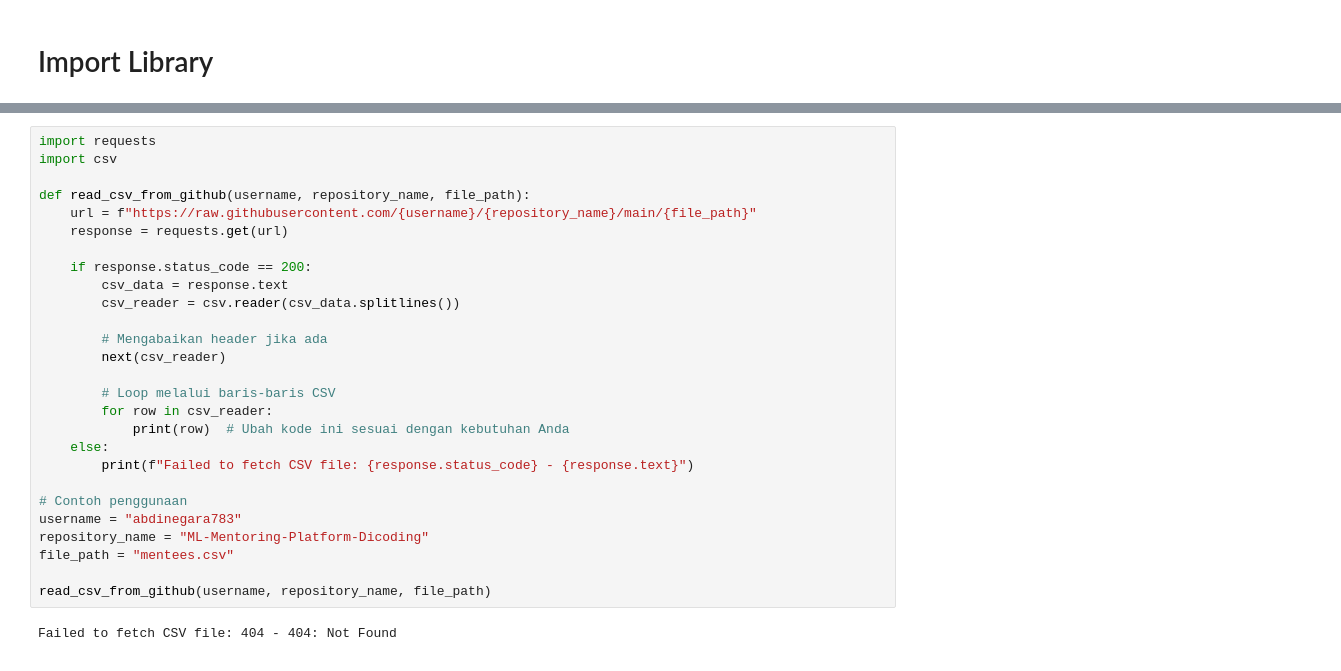
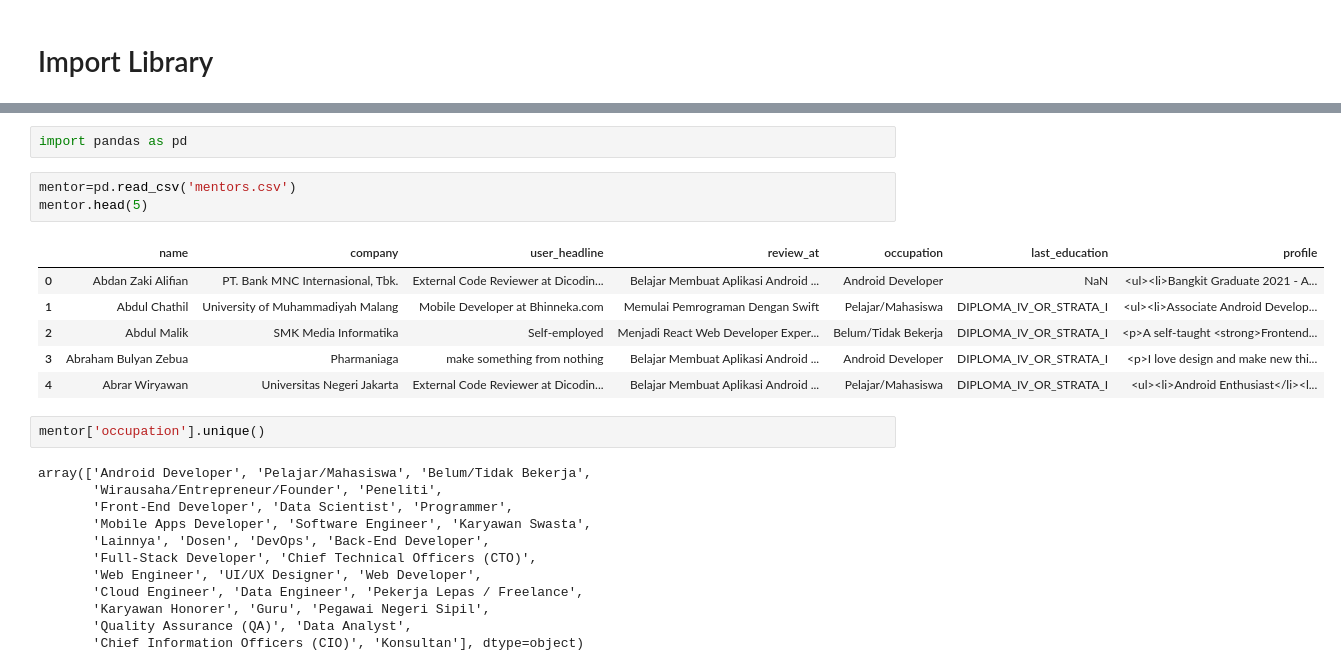
Before and after one commit to abdinegara783/ML-Mentoring-Platform-Dicoding, a Jupyter notebook: Recommender_System_Fix.ipynb, the cells around one changed output, grey strips where cells are left out. Drawn from its saved outputs; the diff is of its cells as text.

```diff
--- a/Recommender_System_Fix.ipynb
+++ b/Recommender_System_Fix.ipynb
@@ -91,29 +5,26 @@ Number of Stars: 0
-# %%
-import requests
-import csv
-
-def read_csv_from_github(username, repository_name, file_path):
-    url = f"https://raw.githubusercontent.com/{username}/{repository_name}/main/{file_path}"
-    response = requests.get(url)
-
-    if response.status_code == 200:
-        csv_data = response.text
-        csv_reader = csv.reader(csv_data.splitlines())
-
-        # Mengabaikan header jika ada
-        next(csv_reader)
-
-        # Loop melalui baris-baris CSV
-        for row in csv_reader:
-            print(row)  # Ubah kode ini sesuai dengan kebutuhan Anda
-    else:
-        print(f"Failed to fetch CSV file: {response.status_code} - {response.text}")
-
-# Contoh penggunaan
-username = "abdinegara783"
-repository_name = "ML-Mentoring-Platform-Dicoding"
-file_path = "mentees.csv"
-
-read_csv_from_github(username, repository_name, file_path)
-# %% [output]
-Failed to fetch CSV file: 404 - 404: Not Found
+# %%
+import pandas as pd
+# %%
+mentor=pd.read_csv('mentors.csv')
+mentor.head(5)
+# %% [output]
+|  | name | company | user_headline | review_at | occupation | last_education | profile |
+| 0 | Abdan Zaki Alifian | PT. Bank MNC Internasional, Tbk. | External Code Reviewer at Dicodin... | Belajar Membuat Aplikasi Android ... | Android Developer | NaN | <ul><li>Bangkit Graduate 2021 - A... |
+| 1 | Abdul Chathil | University of Muhammadiyah Malang | Mobile Developer at Bhinneka.com | Memulai Pemrograman Dengan Swift | Pelajar/Mahasiswa | DIPLOMA_IV_OR_STRATA_I | <ul><li>Associate Android Develop... |
+| 2 | Abdul Malik | SMK Media Informatika | Self-employed | Menjadi React Web Developer Exper... | Belum/Tidak Bekerja | DIPLOMA_IV_OR_STRATA_I | <p>A self-taught <strong>Frontend... |
+| 3 | Abraham Bulyan Zebua | Pharmaniaga | make something from nothing | Belajar Membuat Aplikasi Android ... | Android Developer | DIPLOMA_IV_OR_STRATA_I | <p>I love design and make new thi... |
+| 4 | Abrar Wiryawan | Universitas Negeri Jakarta | External Code Reviewer at Dicodin... | Belajar Membuat Aplikasi Android ... | Pelajar/Mahasiswa | DIPLOMA_IV_OR_STRATA_I | <ul><li>Android Enthusiast</li><l... |
+# %%
+mentor['occupation'].unique()
+# %% [output]
+array(['Android Developer', 'Pelajar/Mahasiswa', 'Belum/Tidak Bekerja',
+       'Wirausaha/Entrepreneur/Founder', 'Peneliti',
+       'Front-End Developer', 'Data Scientist', 'Programmer',
+       'Mobile Apps Developer', 'Software Engineer', 'Karyawan Swasta',
+       'Lainnya', 'Dosen', 'DevOps', 'Back-End Developer',
+       'Full-Stack Developer', 'Chief Technical Officers (CTO)',
+       'Web Engineer', 'UI/UX Designer', 'Web Developer',
+       'Cloud Engineer', 'Data Engineer', 'Pekerja Lepas / Freelance',
+       'Karyawan Honorer', 'Guru', 'Pegawai Negeri Sipil',
+       'Quality Assurance (QA)', 'Data Analyst',
+       'Chief Information Officers (CIO)', 'Konsultan'], dtype=object)
```
Also changed, not shown: parts of 11 cells of this notebook.
